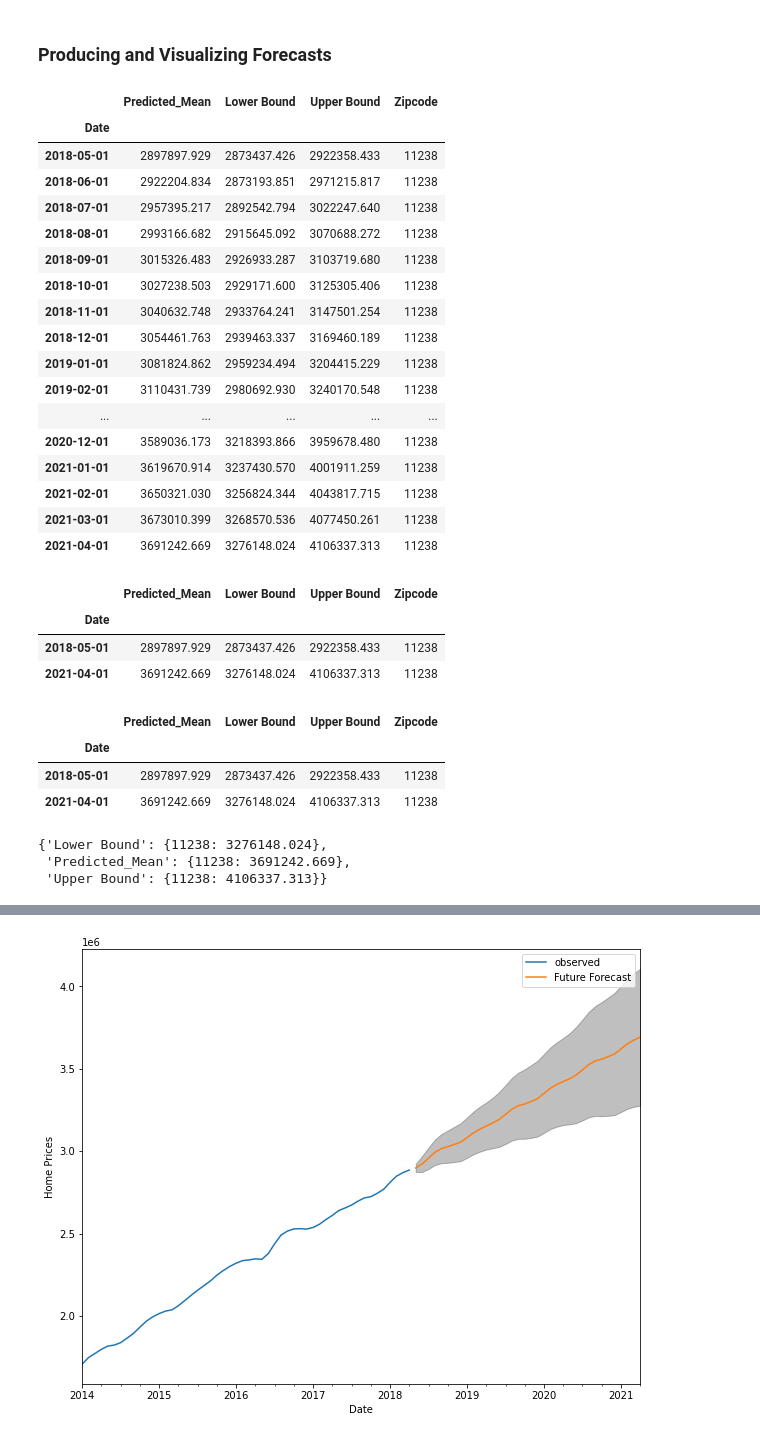
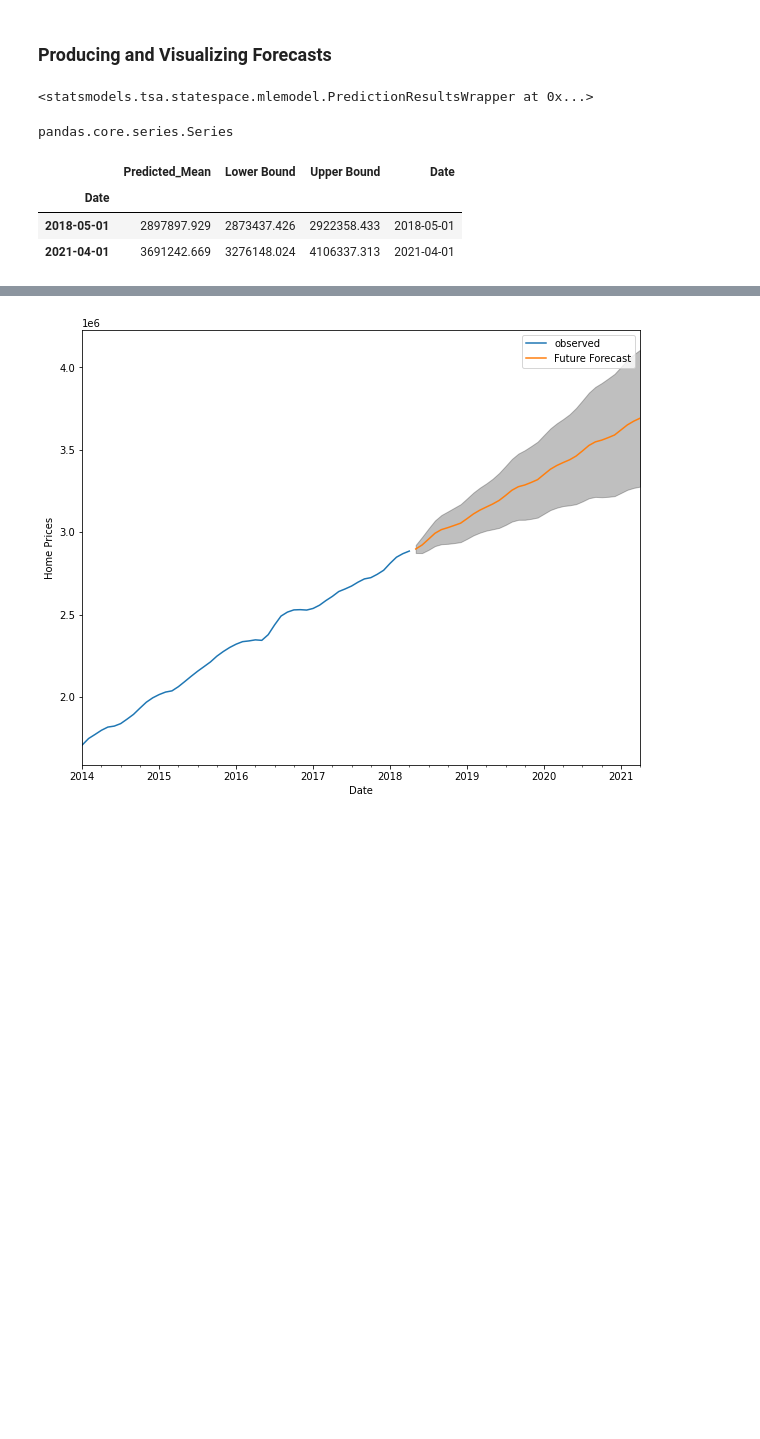
Before and after one commit to davidrtorres/Model-4-Brooklyn-Real-Estate-Investment, a Jupyter notebook: starter_notebook_11_21_20.ipynb, the cells around one changed output, grey strips where cells are left out. Saved outputs shown, nothing was run; the diff lists cells and outputs as text; code cells hidden in the pictures; blank space fills up the shorter version.

```diff
--- a/starter_notebook_11_21_20.ipynb
+++ b/starter_notebook_11_21_20.ipynb
@@ -962,45 +880,33 @@ prediction = output_sarima.get_forecast(steps=36, dynamic=True)
 
 # Get confidence intervals of forecasts
 predict_conf = prediction.conf_int()
+# %%
+prediction
+# %% [output]
+<statsmodels.tsa.statespace.mlemodel.PredictionResultsWrapper at 0x...>
+# %%
+type(train_brk[11238])
+# %% [output]
+pandas.core.series.Series
 # %%
-def pm_function(prediction, predict_conf, mod):
+def forecast_function(prediction, predict_conf, mod=train_brk[11238]):
   pm = prediction.predicted_mean.reset_index()
   pm.columns = ['Date','Predicted_Mean']
   pci = predict_conf.reset_index()
   pci.columns = ['Date','Lower Bound','Upper Bound']
   pm_table_1 = pm.join(pci.set_index('Date'), on='Date')
   pm_table_1.set_index('Date', inplace=True)
-  pm_table_1['Zipcode'] = mod.name
-  #pm_table_1.round(3)
+  #pm_table_1['Zipcode'] = mod
+  pm_table_1 = pm_table_1.iloc[[0, -1]].round(3)
+  pm_table_1['Date'] = pm_table_1.index
+  #pm_table_1.set_index('Zipcode', inplace=True)
 
   return pm_table_1.round(3)
 # %%
-pm_table_1 = pm_function(prediction, predict_conf, mod=train_brk[11238])
-pm_table_1
+forecast_df = forecast_function(prediction, predict_conf, mod=train_brk[11238])
+forecast_df
 # %% [output]
-|  | Predicted_Mean | Lower Bound | Upper Bound | Zipcode |
+|  | Predicted_Mean | Lower Bound | Upper Bound | Date |
 | Date |  |  |  |  |
-| 2018-05-01 | 2897897.929 | 2873437.426 | 2922358.433 | 11238 |
-| 2018-06-01 | 2922204.834 | 2873193.851 | 2971215.817 | 11238 |
-| 2018-07-01 | 2957395.217 | 2892542.794 | 3022247.640 | 11238 |
-| 2018-08-01 | 2993166.682 | 2915645.092 | 3070688.272 | 11238 |
-| 2018-09-01 | 3015326.483 | 2926933.287 | 3103719.680 | 11238 |
-| 2018-10-01 | 3027238.503 | 2929171.600 | 3125305.406 | 11238 |
-| 2018-11-01 | 3040632.748 | 2933764.241 | 3147501.254 | 11238 |
-| 2018-12-01 | 3054461.763 | 2939463.337 | 3169460.189 | 11238 |
-| 2019-01-01 | 3081824.862 | 2959234.494 | 3204415.229 | 11238 |
-| 2019-02-01 | 3110431.739 | 2980692.930 | 3240170.548 | 11238 |
-| ... | ... | ... | ... | ... |
-| 2020-12-01 | 3589036.173 | 3218393.866 | 3959678.480 | 11238 |
-| 2021-01-01 | 3619670.914 | 3237430.570 | 4001911.259 | 11238 |
-| 2021-02-01 | 3650321.030 | 3256824.344 | 4043817.715 | 11238 |
-| 2021-03-01 | 3673010.399 | 3268570.536 | 4077450.261 | 11238 |
-| 2021-04-01 | 3691242.669 | 3276148.024 | 4106337.313 | 11238 |
+| 2018-05-01 | 2897897.929 | 2873437.426 | 2922358.433 | 2018-05-01 |
+| 2021-04-01 | 3691242.669 | 3276148.024 | 4106337.313 | 2021-04-01 |
-# %%
-df3 = pm_table_1.iloc[[0, -1]].round(3)
-df3
-# %% [output]
-|  | Predicted_Mean | Lower Bound | Upper Bound | Zipcode |
-| Date |  |  |  |  |
-| 2018-05-01 | 2897897.929 | 2873437.426 | 2922358.433 | 11238 |
-| 2021-04-01 | 3691242.669 | 3276148.024 | 4106337.313 | 11238 |
@@ -1009,7 +912,0 @@ pm_sample = df3.copy()
-# %%
-pm_sample
-# %% [output]
-|  | Predicted_Mean | Lower Bound | Upper Bound | Zipcode |
-| Date |  |  |  |  |
-| 2018-05-01 | 2897897.929 | 2873437.426 | 2922358.433 | 11238 |
-| 2021-04-01 | 3691242.669 | 3276148.024 | 4106337.313 | 11238 |
@@ -1019,6 +912,0 @@ d = pm_sample.set_index('Zipcode')[['Predicted_Mean','Lower Bound','Upper Bound'
-# %%
-d
-# %% [output]
-{'Lower Bound': {11238: 3276148.024},
- 'Predicted_Mean': {11238: 3691242.669},
- 'Upper Bound': {11238: 4106337.313}}
```
Also changed, not shown: parts of 53 cells of this notebook.
